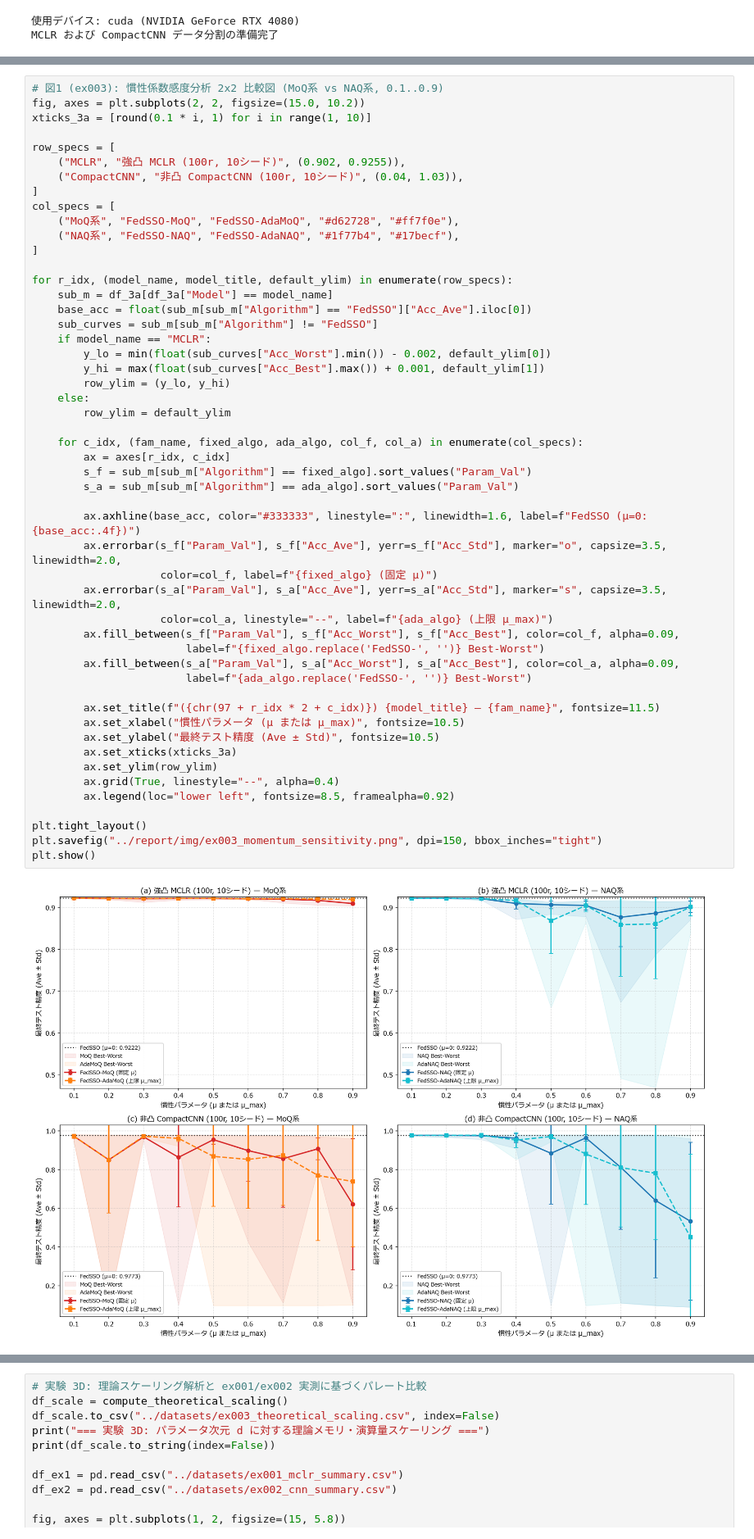
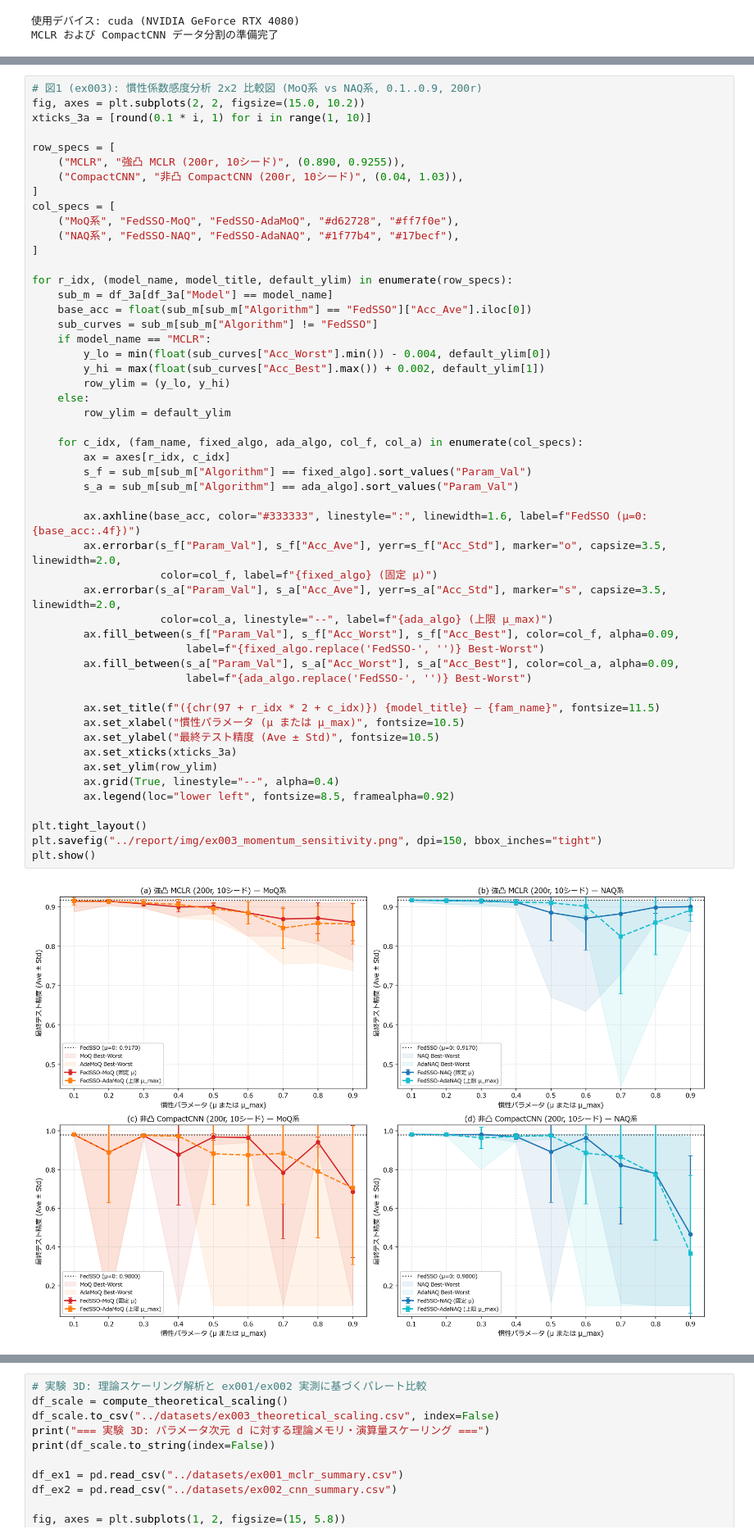
Before and after one commit to wsgames0w0/fedsso_moq, a Jupyter notebook: ex003/ex003.ipynb, the cells around one changed output, grey strips where cells are left out. Shown at 82% size. Cells and saved outputs as stored; diff of their text form.

```diff
--- a/ex003/ex003.ipynb
+++ b/ex003/ex003.ipynb
@@ -69,12 +69,12 @@ df_3a
 74 rows × 13 columns
 # %%
-# 図1 (ex003): 慣性係数感度分析 2x2 比較図 (MoQ系 vs NAQ系, 0.1..0.9)
+# 図1 (ex003): 慣性係数感度分析 2x2 比較図 (MoQ系 vs NAQ系, 0.1..0.9, 200r)
 fig, axes = plt.subplots(2, 2, figsize=(15.0, 10.2))
 xticks_3a = [round(0.1 * i, 1) for i in range(1, 10)]
 
 row_specs = [
-    ("MCLR", "強凸 MCLR (100r, 10シード)", (0.902, 0.9255)),
-    ("CompactCNN", "非凸 CompactCNN (100r, 10シード)", (0.04, 1.03)),
+    ("MCLR", "強凸 MCLR (200r, 10シード)", (0.890, 0.9255)),
+    ("CompactCNN", "非凸 CompactCNN (200r, 10シード)", (0.04, 1.03)),
 ]
 col_specs = [
     ("MoQ系", "FedSSO-MoQ", "FedSSO-AdaMoQ", "#d62728", "#ff7f0e"),
@@ -86,38 +86,38 @@ for r_idx, (model_name, model_title, default_ylim) in enumerate(row_specs):
     base_acc = float(sub_m[sub_m["Algorithm"] == "FedSSO"]["Acc_Ave"].iloc[0])
     sub_curves = sub_m[sub_m["Algorithm"] != "FedSSO"]
     if model_name == "MCLR":
-        y_lo = min(float(sub_curves["Acc_Worst"].min()) - 0.002, default_ylim[0])
-        y_hi = max(float(sub_curves["Acc_Best"].max()) + 0.001, default_ylim[1])
+        y_lo = min(float(sub_curves["Acc_Worst"].min()) - 0.004, default_ylim[0])
+        y_hi = max(float(sub_curves["Acc_Best"].max()) + 0.002, default_ylim[1])
         row_ylim = (y_lo, y_hi)
     else:
         row_ylim = default_ylim
 
     for c_idx, (fam_name, fixed_algo, ada_algo, col_f, col_a) in enumerate(col_specs):
         ax = axes[r_idx, c_idx]
         s_f = sub_m[sub_m["Algorithm"] == fixed_algo].sort_values("Param_Val")
         s_a = sub_m[sub_m["Algorithm"] == ada_algo].sort_values("Param_Val")
 
         ax.axhline(base_acc, color="#333333", linestyle=":", linewidth=1.6, label=f"FedSSO (μ=0: {base_acc:.4f})")
         ax.errorbar(s_f["Param_Val"], s_f["Acc_Ave"], yerr=s_f["Acc_Std"], marker="o", capsize=3.5, linewidth=2.0,
                     color=col_f, label=f"{fixed_algo} (固定 μ)")
         ax.errorbar(s_a["Param_Val"], s_a["Acc_Ave"], yerr=s_a["Acc_Std"], marker="s", capsize=3.5, linewidth=2.0,
                     color=col_a, linestyle="--", label=f"{ada_algo} (上限 μ_max)")
         ax.fill_between(s_f["Param_Val"], s_f["Acc_Worst"], s_f["Acc_Best"], color=col_f, alpha=0.09,
                         label=f"{fixed_algo.replace('FedSSO-', '')} Best-Worst")
         ax.fill_between(s_a["Param_Val"], s_a["Acc_Worst"], s_a["Acc_Best"], color=col_a, alpha=0.09,
                         label=f"{ada_algo.replace('FedSSO-', '')} Best-Worst")
 
         ax.set_title(f"({chr(97 + r_idx * 2 + c_idx)}) {model_title} — {fam_name}", fontsize=11.5)
         ax.set_xlabel("慣性パラメータ (μ または μ_max)", fontsize=10.5)
         ax.set_ylabel("最終テスト精度 (Ave ± Std)", fontsize=10.5)
         ax.set_xticks(xticks_3a)
         ax.set_ylim(row_ylim)
         ax.grid(True, linestyle="--", alpha=0.4)
         ax.legend(loc="lower left", fontsize=8.5, framealpha=0.92)
 
 plt.tight_layout()
 plt.savefig("../report/img/ex003_momentum_sensitivity.png", dpi=150, bbox_inches="tight")
 plt.show()
 # %% [output]
-[figure, old version]
+[figure, new version]
 # %%
```
Also changed, not shown: parts of 6 cells of this notebook, 11 other files.
